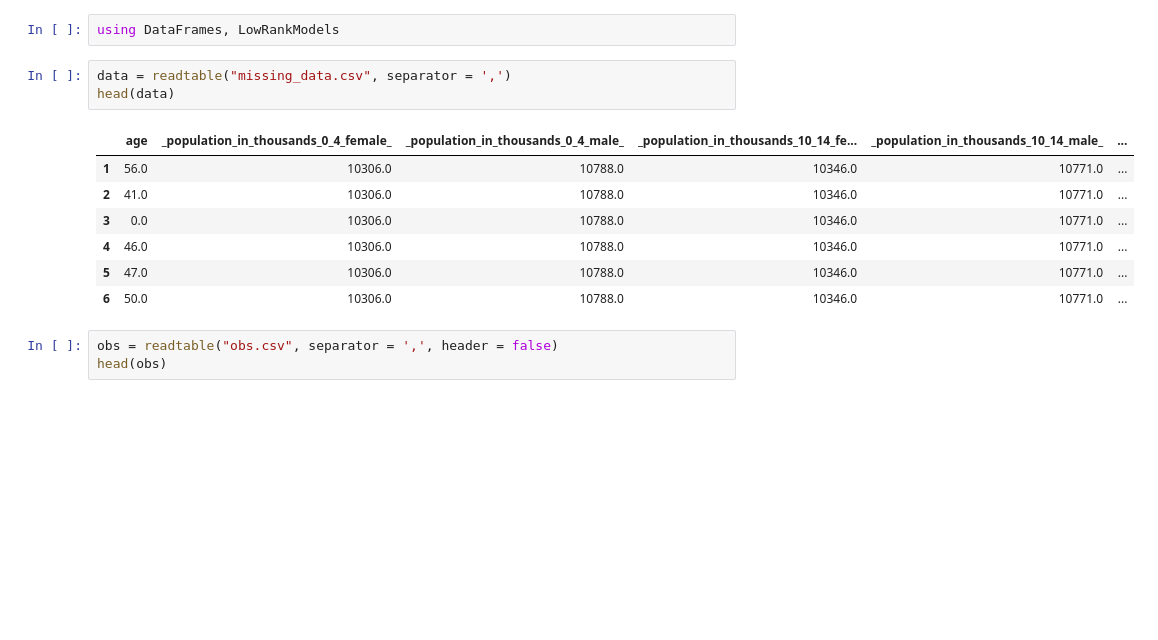
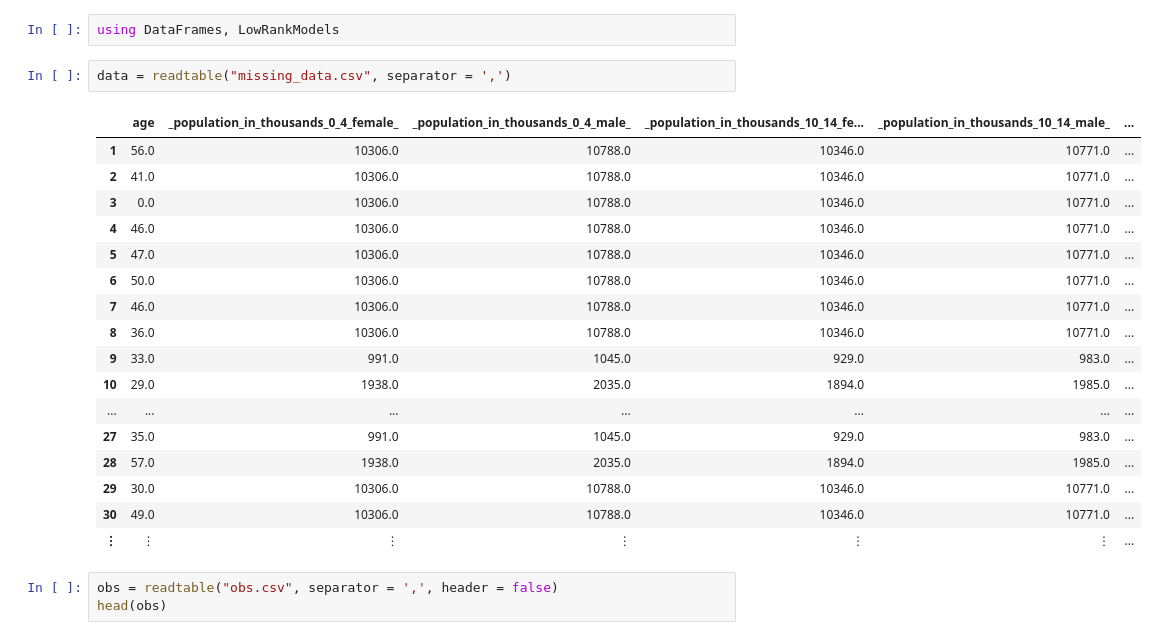
Before and after one commit to TheMichaelHu/AirbnbDestinationPrediction, a Jupyter notebook: glrm_predict_missing_data.ipynb, the cells around one changed output. Drawn from its saved outputs; the diff is of its cells as text; blank space fills up the shorter version.

```diff
--- a/glrm_predict_missing_data.ipynb
+++ b/glrm_predict_missing_data.ipynb
@@ -2,15 +2,24 @@
 using DataFrames, LowRankModels
 # %%
 data = readtable("missing_data.csv", separator = ',')
-head(data)
 # %% [output]
 |  | age | _population_in_thousands_0_4_female_ | _population_in_thousands_0_4_male_ | _population_in_thousands_10_14_fe... | _population_in_thousands_10_14_male_ | ... |
 | 1 | 56.0 | 10306.0 | 10788.0 | 10346.0 | 10771.0 | ... |
 | 2 | 41.0 | 10306.0 | 10788.0 | 10346.0 | 10771.0 | ... |
 | 3 | 0.0 | 10306.0 | 10788.0 | 10346.0 | 10771.0 | ... |
 | 4 | 46.0 | 10306.0 | 10788.0 | 10346.0 | 10771.0 | ... |
 | 5 | 47.0 | 10306.0 | 10788.0 | 10346.0 | 10771.0 | ... |
 | 6 | 50.0 | 10306.0 | 10788.0 | 10346.0 | 10771.0 | ... |
+| 7 | 46.0 | 10306.0 | 10788.0 | 10346.0 | 10771.0 | ... |
+| 8 | 36.0 | 10306.0 | 10788.0 | 10346.0 | 10771.0 | ... |
+| 9 | 33.0 | 991.0 | 1045.0 | 929.0 | 983.0 | ... |
+| 10 | 29.0 | 1938.0 | 2035.0 | 1894.0 | 1985.0 | ... |
+| ... | ... | ... | ... | ... | ... | ... |
+| 27 | 35.0 | 991.0 | 1045.0 | 929.0 | 983.0 | ... |
+| 28 | 57.0 | 1938.0 | 2035.0 | 1894.0 | 1985.0 | ... |
+| 29 | 30.0 | 10306.0 | 10788.0 | 10346.0 | 10771.0 | ... |
+| 30 | 49.0 | 10306.0 | 10788.0 | 10346.0 | 10771.0 | ... |
+| ⋮ | ⋮ | ⋮ | ⋮ | ⋮ | ⋮ | ... |
 # %%
 obs = readtable("obs.csv", separator = ',', header = false)
 head(obs)
```
Also changed, not shown: parts of 2 cells of this notebook, 2 other files.
